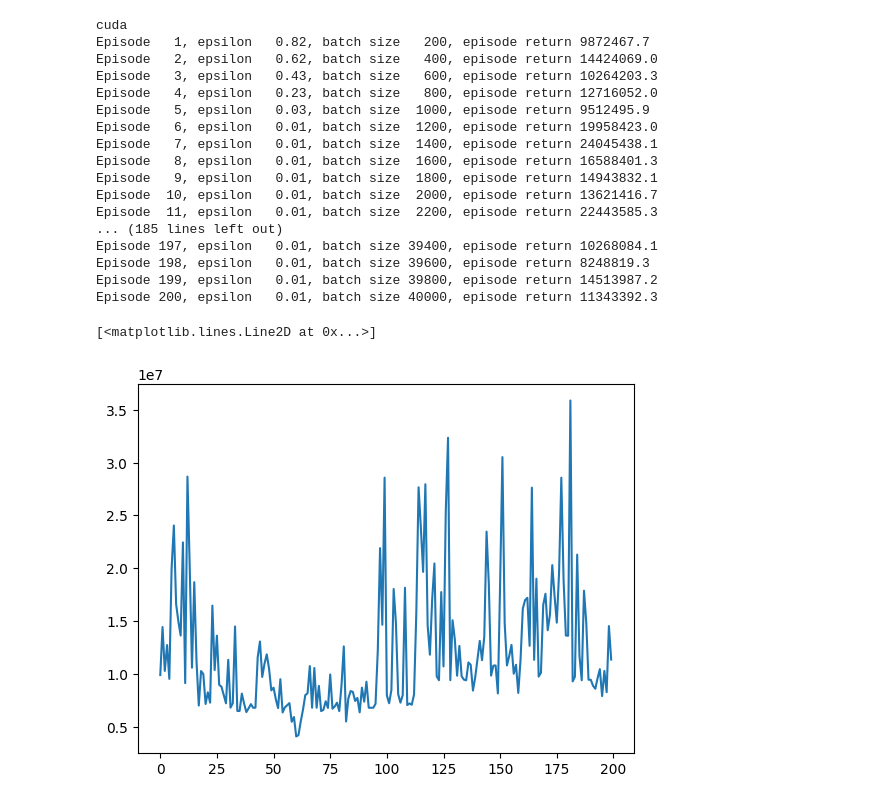
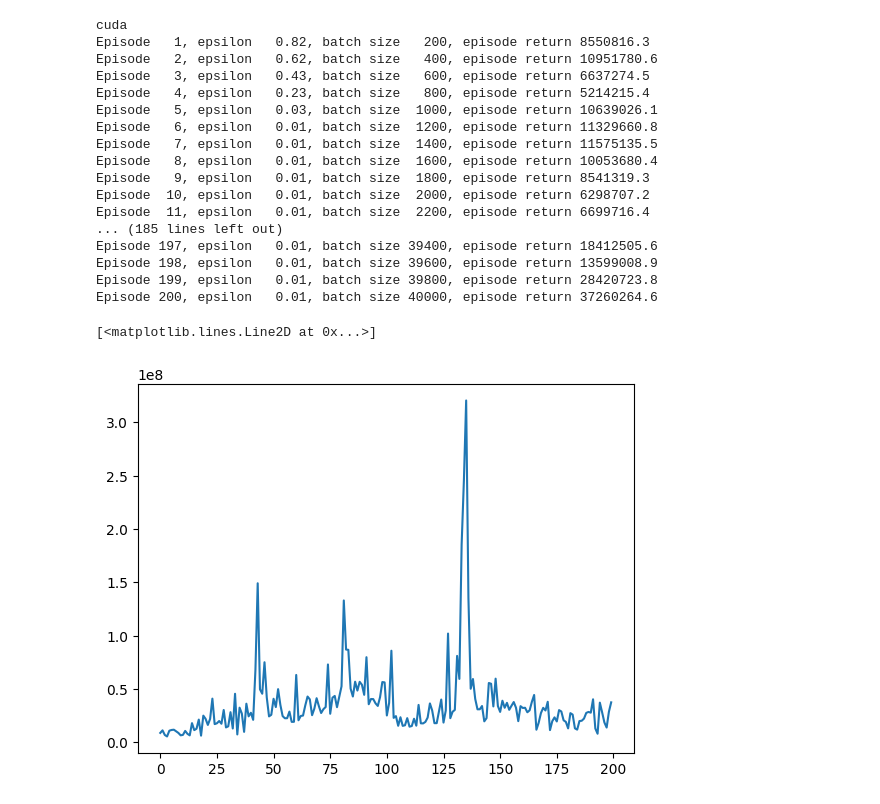
Before and after one commit to RL-MVA-2023-24/rl-class-assignment-HeniSoula, a Jupyter notebook: src/DQN3.ipynb, the cells around one changed output. Cells and saved outputs as stored; diff of their text form; code cells hidden in the pictures.

```diff
--- a/src/DQN3.ipynb
+++ b/src/DQN3.ipynb
@@ -97,7 +97,7 @@ class dqn_agent:
                 tau = self.update_target_tau
                 for key in model_state_dict:
                     target_state_dict[key] = tau*model_state_dict[key] + (1-tau)*target_state_dict[key]
-                target_model.load_state_dict(target_state_dict)
+                self.target_model.load_state_dict(target_state_dict)
             # next transition
             step += 1
             if done or trunc:
@@ -131,49 +131,49 @@ n_action = env.action_space.n
 nb_neurons=24
 DQN = torch.nn.Sequential(nn.Linear(state_dim, nb_neurons),
                           nn.ReLU(),
                           nn.Linear(nb_neurons, nb_neurons),
                           nn.ReLU(),
                           nn.Linear(nb_neurons, n_action)).to(device)
 
 # DQN config
 config = {'nb_actions': env.action_space.n,
           'learning_rate': 0.001,
           'gamma': 0.99,
           'buffer_size': 1000000,
           'epsilon_min': 0.01,
           'epsilon_max': 1.,
           'epsilon_decay_period': 1000,
           'epsilon_delay_decay': 20,
           'batch_size': 512,
           'gradient_steps': 1,
-          'update_target_strategy': 'replace', # or 'ema'
+          'update_target_strategy': 'ema', # or 'ema'
           'update_target_freq': 50,
           'update_target_tau': 0.005,
           'criterion': torch.nn.SmoothL1Loss()}
 
 # Train agent
 agent = dqn_agent(config, DQN)
 scores = agent.train(env, 200)
 plt.plot(scores)
 # %% [output]
 cuda
-Episode   1, epsilon   0.82, batch size   200, episode return 9872467.7
-Episode   2, epsilon   0.62, batch size   400, episode return 14424069.0
-Episode   3, epsilon   0.43, batch size   600, episode return 10264203.3
-Episode   4, epsilon   0.23, batch size   800, episode return 12716052.0
-Episode   5, epsilon   0.03, batch size  1000, episode return 9512495.9
-Episode   6, epsilon   0.01, batch size  1200, episode return 19958423.0
-Episode   7, epsilon   0.01, batch size  1400, episode return 24045438.1
-Episode   8, epsilon   0.01, batch size  1600, episode return 16588401.3
-Episode   9, epsilon   0.01, batch size  1800, episode return 14943832.1
-Episode  10, epsilon   0.01, batch size  2000, episode return 13621416.7
-Episode  11, epsilon   0.01, batch size  2200, episode return 22443585.3
+Episode   1, epsilon   0.82, batch size   200, episode return 8550816.3
+Episode   2, epsilon   0.62, batch size   400, episode return 10951780.6
+Episode   3, epsilon   0.43, batch size   600, episode return 6637274.5
+Episode   4, epsilon   0.23, batch size   800, episode return 5214215.4
+Episode   5, epsilon   0.03, batch size  1000, episode return 10639026.1
+Episode   6, epsilon   0.01, batch size  1200, episode return 11329660.8
+Episode   7, epsilon   0.01, batch size  1400, episode return 11575135.5
+Episode   8, epsilon   0.01, batch size  1600, episode return 10053680.4
+Episode   9, epsilon   0.01, batch size  1800, episode return 8541319.3
+Episode  10, epsilon   0.01, batch size  2000, episode return 6298707.2
+Episode  11, epsilon   0.01, batch size  2200, episode return 6699716.4
 ... (185 lines left out)
-Episode 197, epsilon   0.01, batch size 39400, episode return 10268084.1
-Episode 198, epsilon   0.01, batch size 39600, episode return 8248819.3
-Episode 199, epsilon   0.01, batch size 39800, episode return 14513987.2
-Episode 200, epsilon   0.01, batch size 40000, episode return 11343392.3
+Episode 197, epsilon   0.01, batch size 39400, episode return 18412505.6
+Episode 198, epsilon   0.01, batch size 39600, episode return 13599008.9
+Episode 199, epsilon   0.01, batch size 39800, episode return 28420723.8
+Episode 200, epsilon   0.01, batch size 40000, episode return 37260264.6
 [<matplotlib.lines.Line2D at 0x...>]
-[figure, old version]
+[figure, new version]
 # %%
 torch.save(DQN, os.path.join(os.getcwd(), "models/DQN3.pt"))
```
Also changed, not shown: 3 other files.
